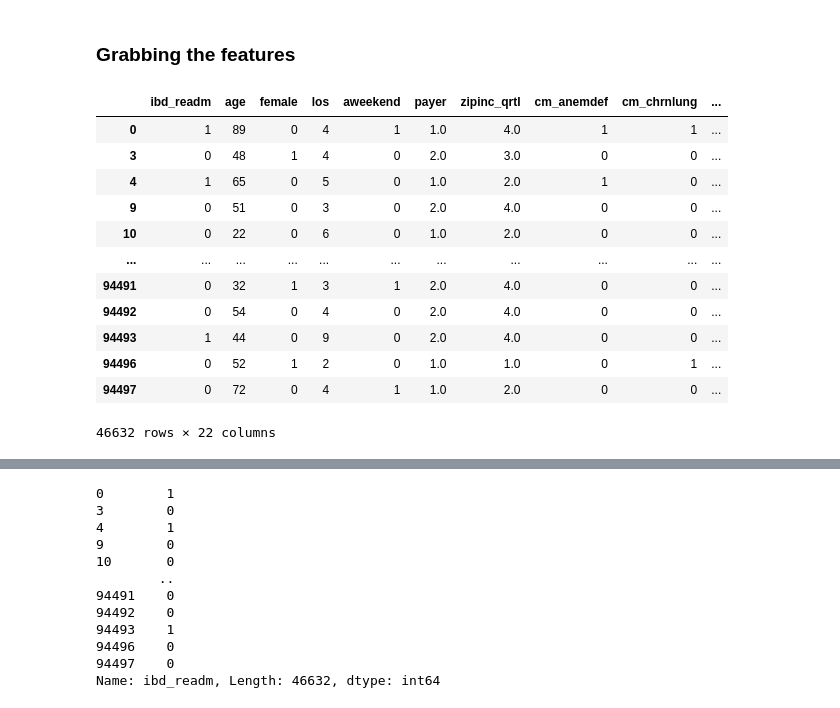
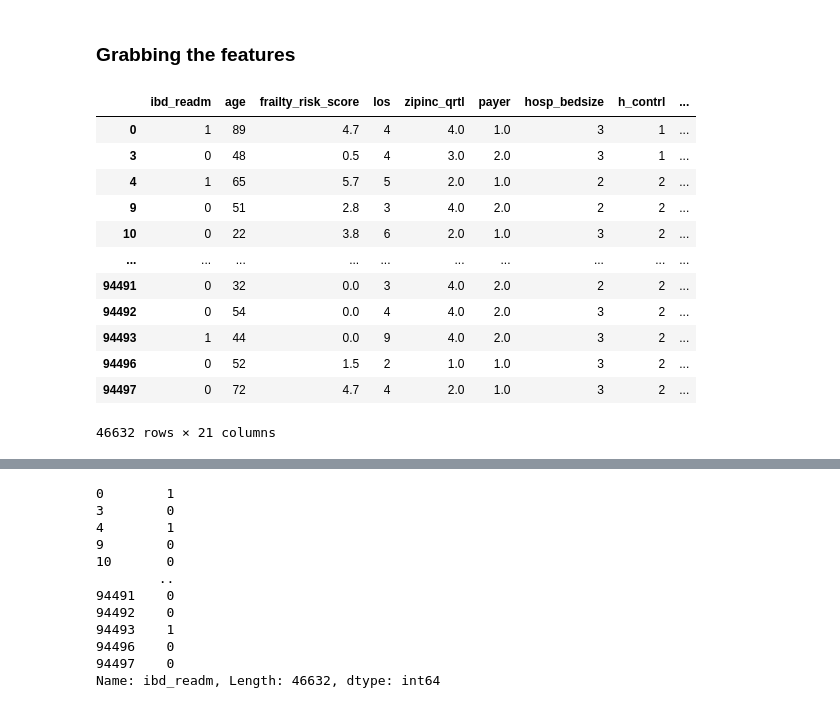
Before and after one commit to jgabunilas/IBD-final-project, a Jupyter notebook: NRD 2013 - machine learning (nghia).ipynb, the cells around one changed output, grey strips where cells are left out. Cells and saved outputs as stored; diff of their text form; code cells hidden in the pictures.

```diff
--- a/NRD 2013 - machine learning (nghia).ipynb
+++ b/NRD 2013 - machine learning (nghia).ipynb
@@ -392,17 +392,23 @@ print(readm_data_df.columns.values)
 # data = readm_data_df[['age', 'frailty_risk_score', 'los', 'zipinc_qrtl', 'ibd_specific_adm', 'infxn_adm', 'new_cdiff_adm',
 #                       'hosp_bedsize', 'h_contrl', 'payer', 'cc_index', 'hosp_urcat4', 'ibd_readm']]
 
-data = readm_data_df[['ibd_readm','age', 'female', 'los', 'aweekend', 'payer', 'zipinc_qrtl',
-       'cm_anemdef', 'cm_chrnlung', 'cm_depress', 'cm_htn_c',
-       'cm_hypothy', 'cm_lytes', 'cm_obese', 'cm_psych', 'cm_wghtloss',
-       'diabetes', 'cm_smoking', 'blood_transfusion', 'ibd_procedures',
-       'cc_index', 'frailty_risk_score']]
+# data = readm_data_df[['ibd_readm','age', 'female', 'los', 'aweekend', 'payer', 'zipinc_qrtl',
+#        'cm_anemdef', 'cm_chrnlung', 'cm_depress', 'cm_htn_c',
+#        'cm_hypothy', 'cm_lytes', 'cm_obese', 'cm_psych', 'cm_wghtloss',
+#        'diabetes', 'cm_smoking', 'blood_transfusion', 'ibd_procedures',
+#        'cc_index', 'frailty_risk_score']]
 
-# data = readm_data_df[['ibd_readm','age', 'female', 'los', 'aweekend', 'payer', 'zipinc_qrtl',
-#        'cm_anemdef', 'cm_depress', 'cm_htn_c', 'cm_hypothy', 'diabetes',
-#        'cm_smoking', 'ibd_procedures', 'cc_index', 'frailty_risk_score',
-#        'h_contrl', 'hosp_bedsize', 'hosp_ur_teach', 'hosp_urcat4',
-#        'gi_adm']]
+# data = readm_data_df[['ibd_readm','age', 'frailty_risk_score', 'los', 'zipinc_qrtl', 'payer', 'hosp_bedsize', 'h_contrl', 'hosp_urcat4', 'hosp_ur_teach', 'cc_index', 'female', 'cm_htn_c', 'ibd_procedures', 'cm_smoking', 'aweekend', 'cm_anemdef', 'ibd_specific_adm', 'cm_lytes', 'new_cc_index', 'orproc']] score = 61.7
+
+# data = readm_data_df[['ibd_readm','age', 'frailty_risk_score', 'los', 'zipinc_qrtl', 'payer', 'hosp_bedsize', 'h_contrl', 'hosp_urcat4', 'hosp_ur_teach', 'cc_index', 'female', 'cm_htn_c', 'ibd_procedures', 'cm_smoking', 'aweekend', 'cm_anemdef', 'ibd_specific_adm', 'cm_lytes', 'cm_depress', 'orproc']] score = 61.9
+
+# data = readm_data_df[['ibd_readm','age', 'frailty_risk_score', 'los', 'zipinc_qrtl', 'payer', 'hosp_bedsize', 'h_contrl', 'hosp_urcat4', 'hosp_ur_teach', 'cc_index', 'female', 'cm_htn_c', 'ibd_procedures', 'cm_smoking', 'aweekend', 'cm_obese', 'ibd_specific_adm', 'cm_lytes', 'cm_depress', 'orproc' ]] score = 62.1
+
+data = readm_data_df[['ibd_readm','age', 'frailty_risk_score', 'los', 'zipinc_qrtl', 'payer', 'hosp_bedsize', 'h_contrl', 'hosp_urcat4', 'hosp_ur_teach', 'cc_index', 'female', 'cm_htn_c', 'ibd_procedures', 'cm_smoking', 'aweekend', 'ibd_specific_adm', 'diabetes', 'cm_depress', 'orproc', 'thromboses']] #score = 62.4
+
+# data = readm_data_df[['ibd_readm','age', 'frailty_risk_score', 'los', 'zipinc_qrtl', 'payer', 'hosp_bedsize', 'h_contrl', 'hosp_urcat4', 'hosp_ur_teach', 'cc_index', 'female', 'ibd_surgery_adm', 'ibd_procedures', 'cm_smoking', 'thromboses', 'severe_IBD_hospitalization', 'ibd_specific_adm', 'diabetes', 'cm_depress', 'orproc' ]]
+
+# data = readm_data_df[['ibd_readm','age', 'frailty_risk_score', 'los', 'zipinc_qrtl', 'payer', 'hosp_bedsize', 'h_contrl', 'hosp_urcat4', 'hosp_ur_teach', 'cc_index', 'female', 'cm_htn_c', 'ibd_procedures', 'cm_smoking', 'aweekend', 'cm_obese', 'ibd_specific_adm', 'cm_lytes', 'cm_depress', 'orproc' ]]
 
 # data = readm_data_df[['ibd_readm',
 #  'age',
@@ -485,46 +491,46 @@ data = readm_data_df[['ibd_readm','age', 'female', 'los', 'aweekend', 'payer', '
 #  'new_fungal_adm',
 #  'new_listeriosis_adm',
 #  'new_leishmaniasis_adm',
 #  'new_pcp_adm',
 #  'chronic_pain',
 #  'ibd_surgery_adm',
 #  'frailty_risk_score',
 #  'frailty_risk_category_index',
 #  'h_contrl',
 #  'hosp_bedsize',
 #  'hosp_ur_teach',
 #  'hosp_urcat4',
 #  'prevent_readm',
 #  'cardiac_adm',
 #  'cvd_adm',
 #  'resp_adm',
 #  'infxn_adm',
 #  'gu_adm',
 #  'gi_adm',
 #  'endo_adm',
 #  'neuro_adm',
 #  'malignancies_adm',
 #  'fracture_adm',
 #  'thrombosis_adm',
 #  'ibd_specific_adm',
 #  'others_adm']]
 
 cleaned_data = data.dropna(axis='rows')
 cleaned_data
 # %% [output]
-|  | ibd_readm | age | female | los | aweekend | payer | zipinc_qrtl | cm_anemdef | cm_chrnlung | ... |
-| 0 | 1 | 89 | 0 | 4 | 1 | 1.0 | 4.0 | 1 | 1 | ... |
-| 3 | 0 | 48 | 1 | 4 | 0 | 2.0 | 3.0 | 0 | 0 | ... |
-| 4 | 1 | 65 | 0 | 5 | 0 | 1.0 | 2.0 | 1 | 0 | ... |
-| 9 | 0 | 51 | 0 | 3 | 0 | 2.0 | 4.0 | 0 | 0 | ... |
-| 10 | 0 | 22 | 0 | 6 | 0 | 1.0 | 2.0 | 0 | 0 | ... |
-| ... | ... | ... | ... | ... | ... | ... | ... | ... | ... | ... |
-| 94491 | 0 | 32 | 1 | 3 | 1 | 2.0 | 4.0 | 0 | 0 | ... |
-| 94492 | 0 | 54 | 0 | 4 | 0 | 2.0 | 4.0 | 0 | 0 | ... |
-| 94493 | 1 | 44 | 0 | 9 | 0 | 2.0 | 4.0 | 0 | 0 | ... |
-| 94496 | 0 | 52 | 1 | 2 | 0 | 1.0 | 1.0 | 0 | 1 | ... |
-| 94497 | 0 | 72 | 0 | 4 | 1 | 1.0 | 2.0 | 0 | 0 | ... |
+|  | ibd_readm | age | frailty_risk_score | los | zipinc_qrtl | payer | hosp_bedsize | h_contrl | ... |
+| 0 | 1 | 89 | 4.7 | 4 | 4.0 | 1.0 | 3 | 1 | ... |
+| 3 | 0 | 48 | 0.5 | 4 | 3.0 | 2.0 | 3 | 1 | ... |
+| 4 | 1 | 65 | 5.7 | 5 | 2.0 | 1.0 | 2 | 2 | ... |
+| 9 | 0 | 51 | 2.8 | 3 | 4.0 | 2.0 | 2 | 2 | ... |
+| 10 | 0 | 22 | 3.8 | 6 | 2.0 | 1.0 | 3 | 2 | ... |
+| ... | ... | ... | ... | ... | ... | ... | ... | ... | ... |
+| 94491 | 0 | 32 | 0.0 | 3 | 4.0 | 2.0 | 2 | 2 | ... |
+| 94492 | 0 | 54 | 0.0 | 4 | 4.0 | 2.0 | 3 | 2 | ... |
+| 94493 | 1 | 44 | 0.0 | 9 | 4.0 | 2.0 | 3 | 2 | ... |
+| 94496 | 0 | 52 | 1.5 | 2 | 1.0 | 1.0 | 3 | 2 | ... |
+| 94497 | 0 | 72 | 4.7 | 4 | 2.0 | 1.0 | 3 | 2 | ... |
-46632 rows × 22 columns
+46632 rows × 21 columns
 # %%
 # Correlation matrix
 corrMatrix = data.corr()
```
Also changed, not shown: parts of 19 cells of this notebook.
